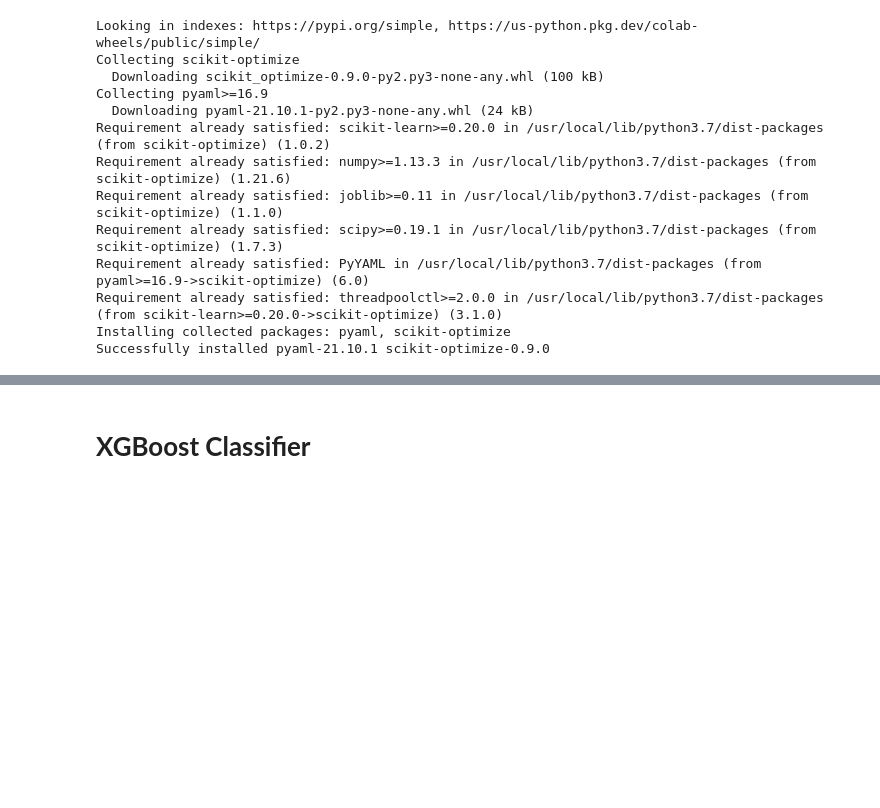
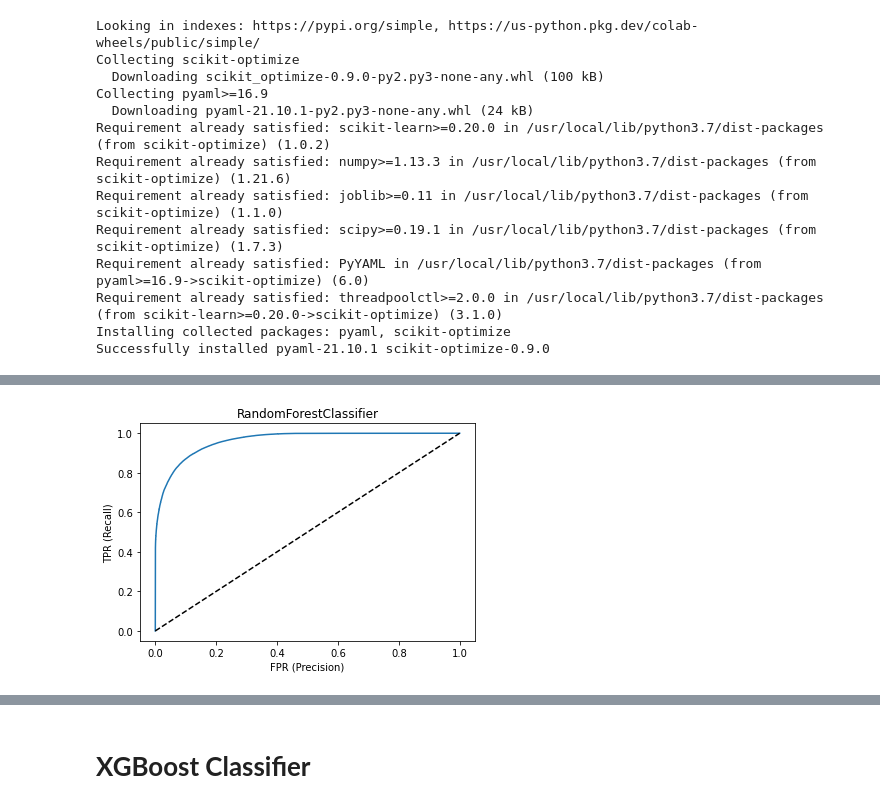
Before and after one commit to ajitpadole/HEALTH-INSURANCE-CROSS-SEAL-PREDICTION, a Jupyter notebook: HEALTH_INSURANCE_CROSS_SELL_PREDICTION.ipynb, the cells around one changed output, grey strips where cells are left out. Cells and saved outputs as stored; diff of their text form; code cells hidden in the pictures; blank space fills up the shorter version.

```diff
--- a/HEALTH_INSURANCE_CROSS_SELL_PREDICTION.ipynb
+++ b/HEALTH_INSURANCE_CROSS_SELL_PREDICTION.ipynb
@@ -817,15 +848,17 @@ print("Confusion matrix\n", confusion_matrix(y_test, rf_bayestest_pred))
 # %%
- performance and evaluation
+ #performance and evaluation
 from sklearn.metrics import roc_curve
 fpr, tpr, _ = roc_curve(y_test,rf_model_probability)
 
 plt.title('RandomForestClassifier')
 plt.xlabel('FPR (Precision)')
 plt.ylabel('TPR (Recall)')
 
 plt.plot(fpr,tpr)
 plt.plot((0,1), ls='dashed',color='black')
 plt.show()
+# %% [output]
+[figure, added]
 # %%
 # Confusion matrix useful to find how many values are classified correctly
 cm=confusion_matrix(y_test,rf_bayestest_pred)
```
Also changed, not shown: parts of 12 cells of this notebook.
